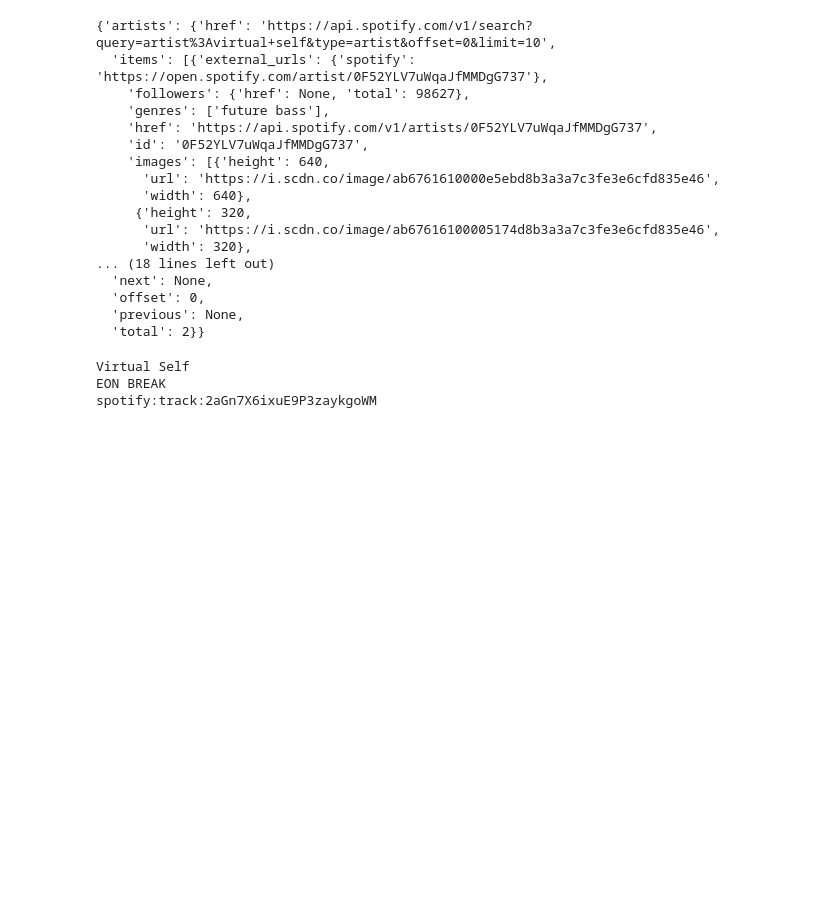
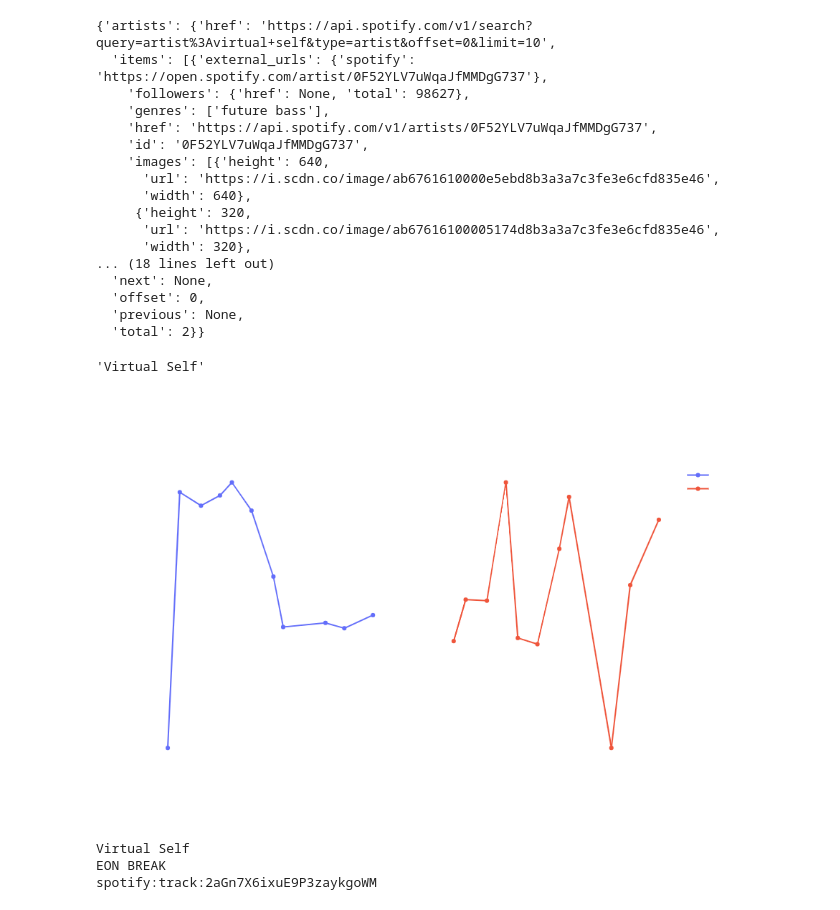
Before and after one commit to ericly906/trackolini-django, a Jupyter notebook: Untitled.ipynb, the cells around one changed output. Saved outputs shown, nothing was run; the diff lists cells and outputs as text; code cells hidden in the pictures; blank space fills up the shorter version.

Commit message:
individual track analysis

```diff
--- a/Untitled.ipynb
+++ b/Untitled.ipynb
@@ -165,3 +165,36 @@ for section in sections:
 
 
 #spotify.audio_analysis(eb_uri)['sections']
+# %%
+spotify.search(q="artist:virtual self, track:ghost voices", type='track')['tracks']['items'][0]['artists'][0]['name']
+# %% [output]
+'Virtual Self'
+# %%
+from plotly.subplots import make_subplots
+import plotly.graph_objects as go
+
+fig = make_subplots(rows=1, cols=2)
+
+fig.add_trace(
+    go.Scatter(x=time, y=tempo, name="Tempo"),
+    row=1, col=1
+)
+
+fig.add_trace(
+    go.Scatter(x=time, y=tempo_confidence, name="Tempo Confidence"),
+    row=1, col=2
+)
+
+fig.update_layout(height=600, width=800,
+                  title_text="Eon Break Tempo",
+                  font=dict(
+                    family="Courier New, monospace",
+                    size=12,
+                    color="White"
+                  ),
+                  xaxis_title="Duration (Seconds)",
+                  paper_bgcolor='rgba(0,0,0,0)',
+                  plot_bgcolor='rgba(0,0,0,0)',)
+fig.show()
+# %% [output]
+[figure, added]
```
Also changed, not shown: parts of 1 cell of this notebook, 6 other files.
